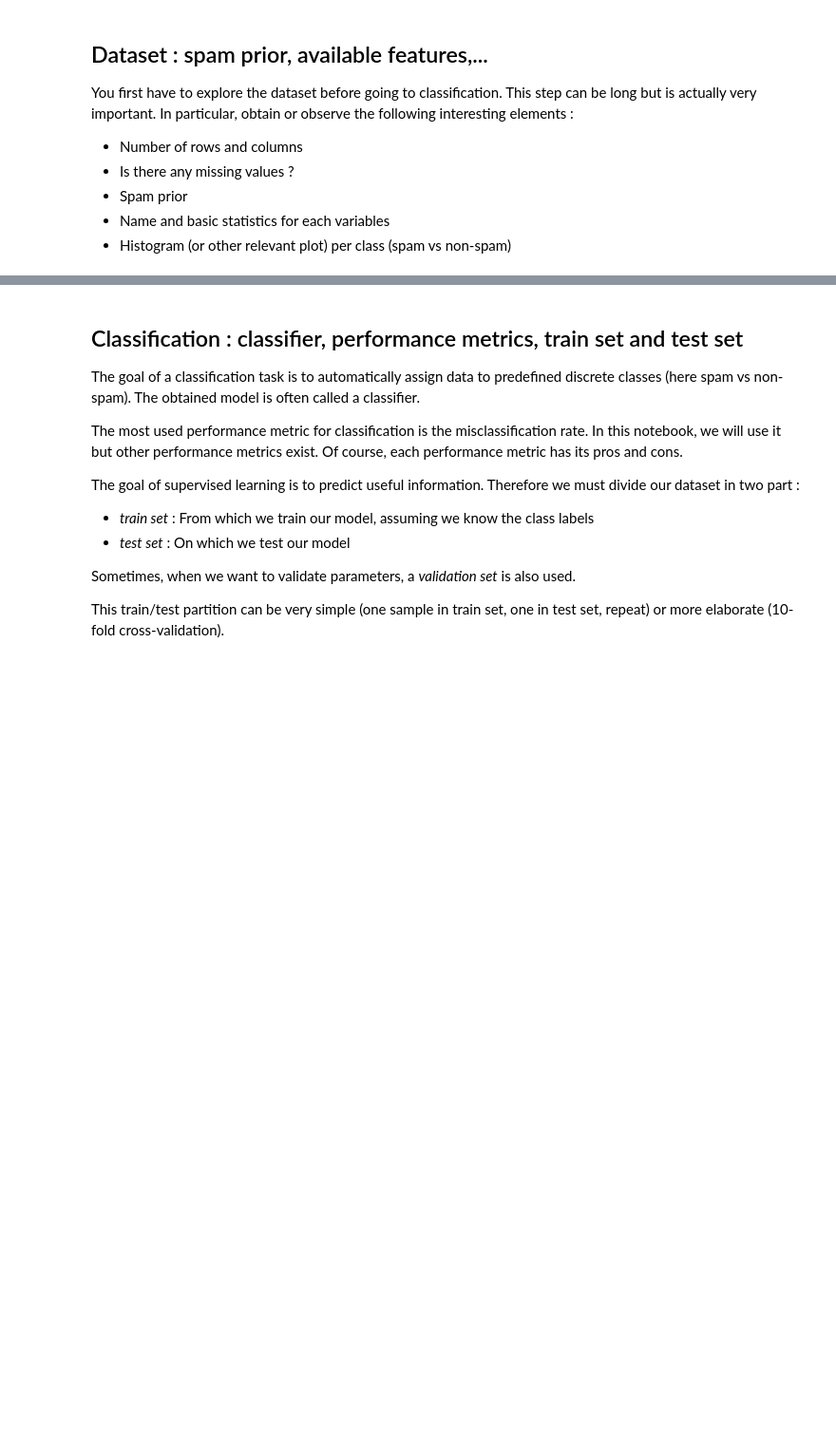
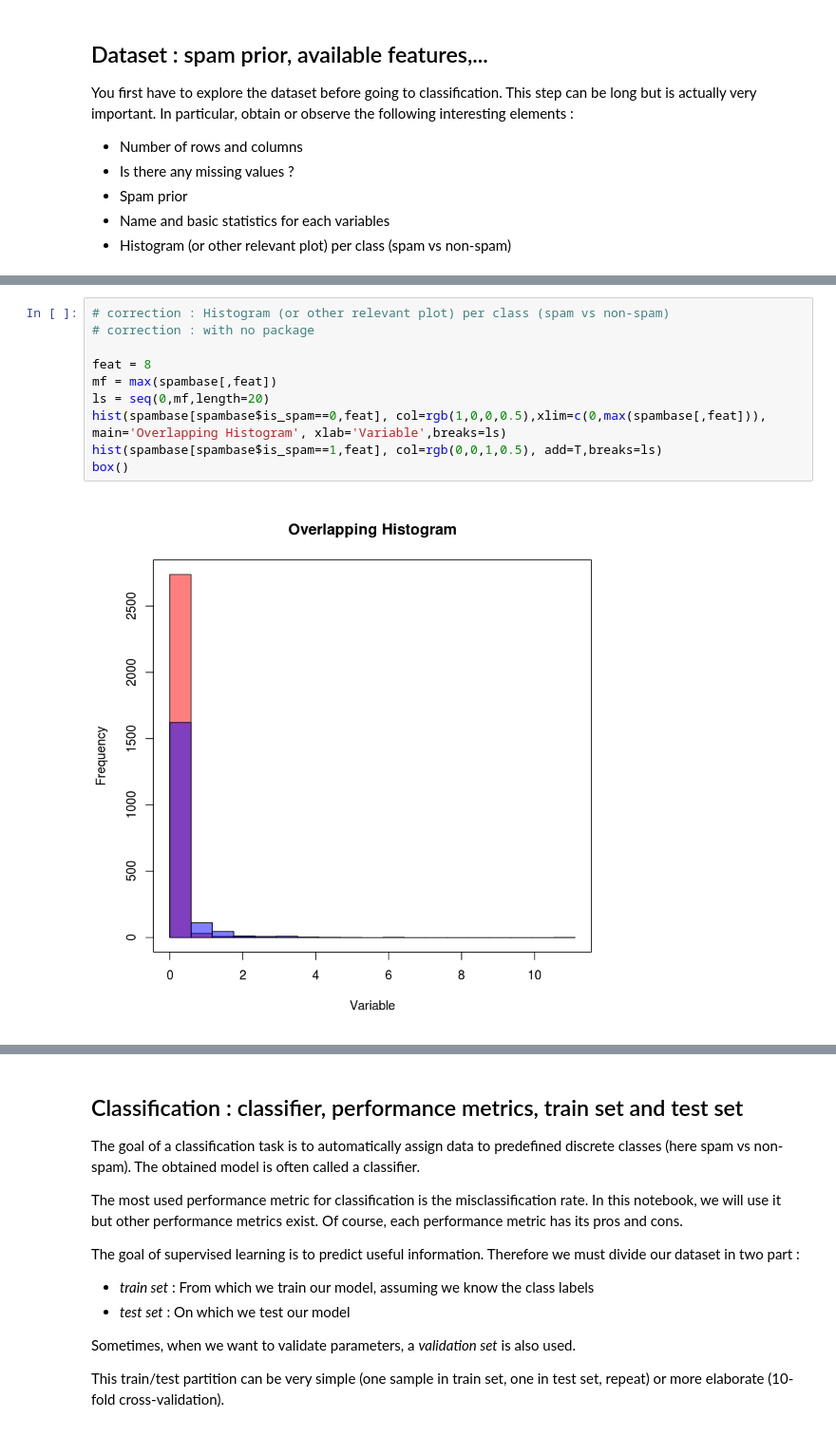
Before and after one commit to jdestefani/StatisticalFoundationsML_INFOF422_1819, a Jupyter notebook: 4_PredictionsTreeBased/4-predictions-tree-based.ipynb, the cells around one changed output, grey strips where cells are left out. Shown at 95% size. Drawn from its saved outputs; the diff is of its cells as text; blank space fills up the shorter version.

```diff
--- a/4_PredictionsTreeBased/4-predictions-tree-based.ipynb
+++ b/4_PredictionsTreeBased/4-predictions-tree-based.ipynb
@@ -120,0 +201,12 @@ You first have to explore the dataset before going to classification. This step
+# %%
+# correction : Histogram (or other relevant plot) per class (spam vs non-spam)
+# correction : with no package
+
+feat = 8
+mf = max(spambase[,feat])
+ls = seq(0,mf,length=20)
+hist(spambase[spambase$is_spam==0,feat], col=rgb(1,0,0,0.5),xlim=c(0,max(spambase[,feat])), main='Overlapping Histogram', xlab='Variable',breaks=ls)
+hist(spambase[spambase$is_spam==1,feat], col=rgb(0,0,1,0.5), add=T,breaks=ls)
+box()
+# %% [output]
+[figure, added]
```
Also changed, not shown: parts of 20 cells of this notebook.
